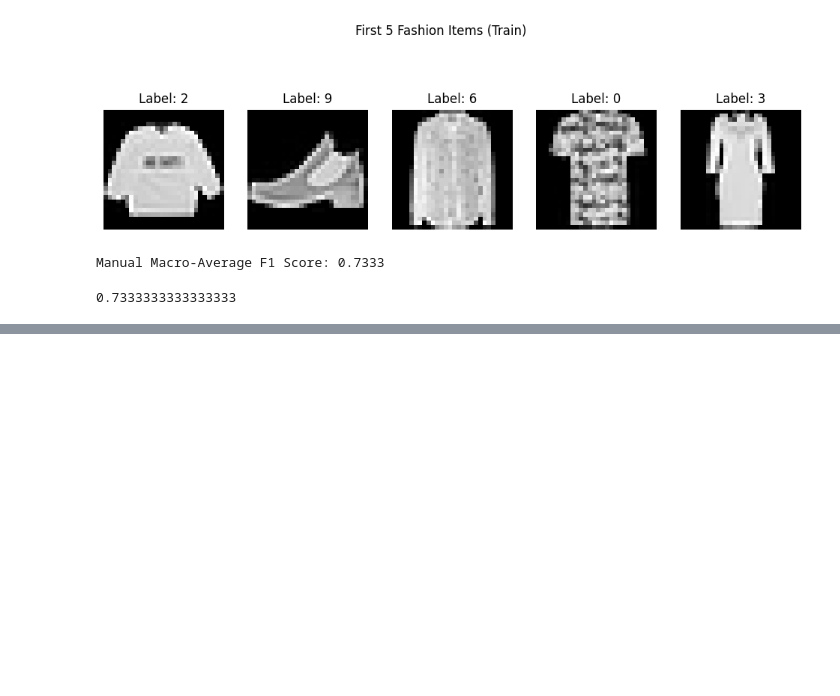
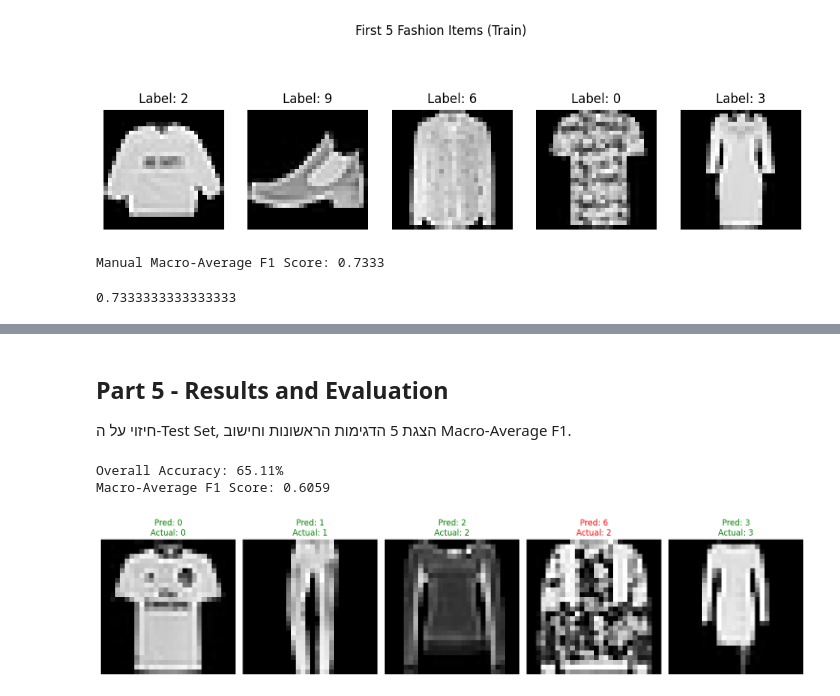
Before and after one commit to ofiravivi1/Machine_Learning_Project, a Jupyter notebook: Fashion_MNIST.ipynb, the cells around one changed output, grey strips where cells are left out. Drawn from its saved outputs; the diff is of its cells as text; code cells hidden in the pictures; blank space fills up the shorter version.

```diff
--- a/Fashion_MNIST.ipynb
+++ b/Fashion_MNIST.ipynb
@@ -102,0 +274,31 @@ Manual Macro-Average F1 Score: 0.7333
+# %% [markdown]
+## Part 5 - Results and Evaluation
+<div dir="rtl">
+חיזוי על ה-Test Set, הצגת 5 הדגימות הראשונות וחישוב Macro-Average F1.
+</div>
+# %%
+# חיזוי וחישוב אחוזי הצלחה
+y_pred = predict(X_test, trained_params)
+accuracy = np.mean(y_pred == y_test) * 100
+
+print(f"Overall Accuracy: {accuracy:.2f}%")
+print(f"Macro-Average F1 Score: {calculate_macro_f1(y_test, y_pred):.4f}")
+
+# הצגת 5 חיזויים ראשונים עם תמונות
+plt.figure(figsize=(15, 5))
+for i in range(5):
+    plt.subplot(1, 5, i + 1)
+    plt.imshow(X_test[i].reshape(28, 28), cmap='gray')
+
+    # צבע ירוק להצלחה, אדום לטעות
+    color = 'green' if y_pred[i] == y_test[i] else 'red'
+
+    plt.title(f"Pred: {y_pred[i]}\nActual: {y_test[i]}", color=color)
+    plt.axis('off')
+
+plt.tight_layout()
+plt.show()
+# %% [output]
+Overall Accuracy: 65.11%
+Macro-Average F1 Score: 0.6059
+[figure, added]
```
Also changed, not shown: parts of 9 cells of this notebook.
